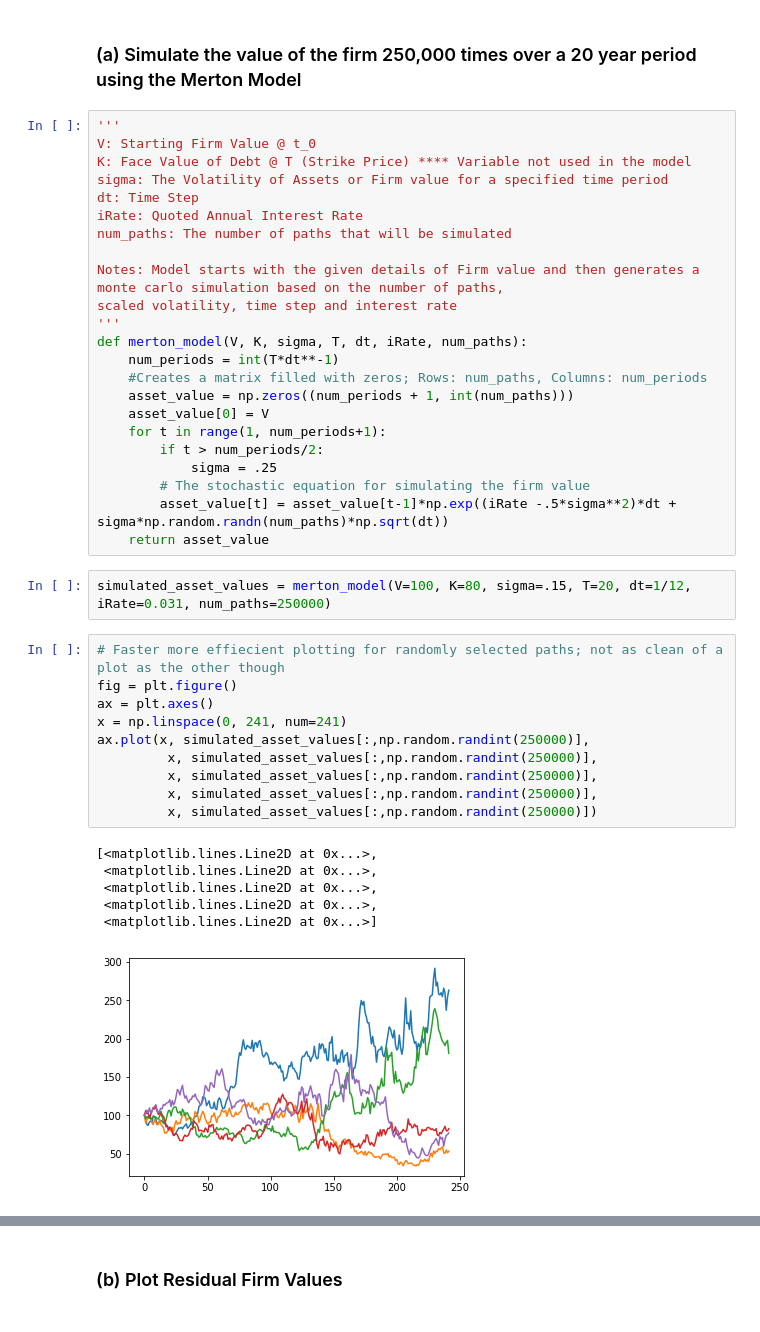
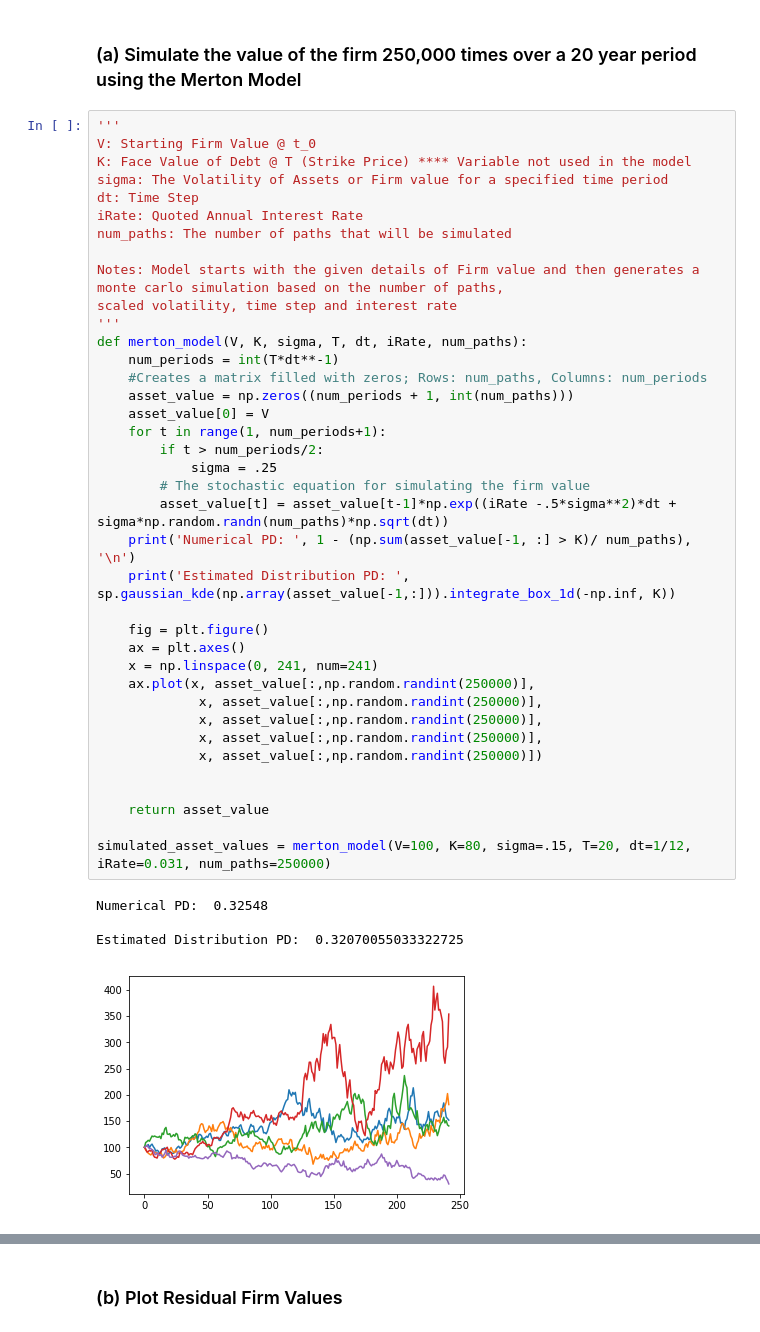
Before and after one commit to Amcdonne95/Imperial_Credit_RIsk, a Jupyter notebook: Merton_BlackCox_Model.ipynb, the cells around one changed output, grey strips where cells are left out. Drawn from its saved outputs; the diff is of its cells as text.

Commit message:
Finished Merton and BC; Added JD process

```diff
--- a/Merton_BlackCox_Model.ipynb
+++ b/Merton_BlackCox_Model.ipynb
@@ -29,43 +29,44 @@ plotly.tools.set_config_file(world_readable=False, sharing='private')
 # %%
 '''
 V: Starting Firm Value @ t_0
 K: Face Value of Debt @ T (Strike Price) **** Variable not used in the model
 sigma: The Volatility of Assets or Firm value for a specified time period
 dt: Time Step
 iRate: Quoted Annual Interest Rate
 num_paths: The number of paths that will be simulated
 
 Notes: Model starts with the given details of Firm value and then generates a monte carlo simulation based on the number of paths,
 scaled volatility, time step and interest rate
 '''
 def merton_model(V, K, sigma, T, dt, iRate, num_paths):
     num_periods = int(T*dt**-1)
     #Creates a matrix filled with zeros; Rows: num_paths, Columns: num_periods
     asset_value = np.zeros((num_periods + 1, int(num_paths)))
     asset_value[0] = V
     for t in range(1, num_periods+1):
         if t > num_periods/2:
             sigma = .25
         # The stochastic equation for simulating the firm value
         asset_value[t] = asset_value[t-1]*np.exp((iRate -.5*sigma**2)*dt + sigma*np.random.randn(num_paths)*np.sqrt(dt))
+    print('Numerical PD: ', 1 - (np.sum(asset_value[-1, :] > K)/ num_paths), '\n')
+    print('Estimated Distribution PD: ', sp.gaussian_kde(np.array(asset_value[-1,:])).integrate_box_1d(-np.inf, K))
+
+    fig = plt.figure()
+    ax = plt.axes()
+    x = np.linspace(0, 241, num=241)
+    ax.plot(x, asset_value[:,np.random.randint(250000)],
+             x, asset_value[:,np.random.randint(250000)],
+             x, asset_value[:,np.random.randint(250000)],
+             x, asset_value[:,np.random.randint(250000)],
+             x, asset_value[:,np.random.randint(250000)])
+
+
     return asset_value
+
+simulated_asset_values = merton_model(V=100, K=80, sigma=.15, T=20, dt=1/12, iRate=0.031, num_paths=250000)
+# %% [output]
+Numerical PD:  0.32548
+
+Estimated Distribution PD:  0.32070055033322725
+[figure, added]
-# %%
-simulated_asset_values = merton_model(V=100, K=80, sigma=.15, T=20, dt=1/12, iRate=0.031, num_paths=250000)
-# %%
-# Faster more effiecient plotting for randomly selected paths; not as clean of a plot as the other though
-fig = plt.figure()
-ax = plt.axes()
-x = np.linspace(0, 241, num=241)
-ax.plot(x, simulated_asset_values[:,np.random.randint(250000)],
-         x, simulated_asset_values[:,np.random.randint(250000)],
-         x, simulated_asset_values[:,np.random.randint(250000)],
-         x, simulated_asset_values[:,np.random.randint(250000)],
-         x, simulated_asset_values[:,np.random.randint(250000)])
-# %% [output]
-[<matplotlib.lines.Line2D at 0x...>,
- <matplotlib.lines.Line2D at 0x...>,
- <matplotlib.lines.Line2D at 0x...>,
- <matplotlib.lines.Line2D at 0x...>,
- <matplotlib.lines.Line2D at 0x...>]
-[figure, removed]
 # %%
```
Also changed, not shown: parts of 20 cells of this notebook.
